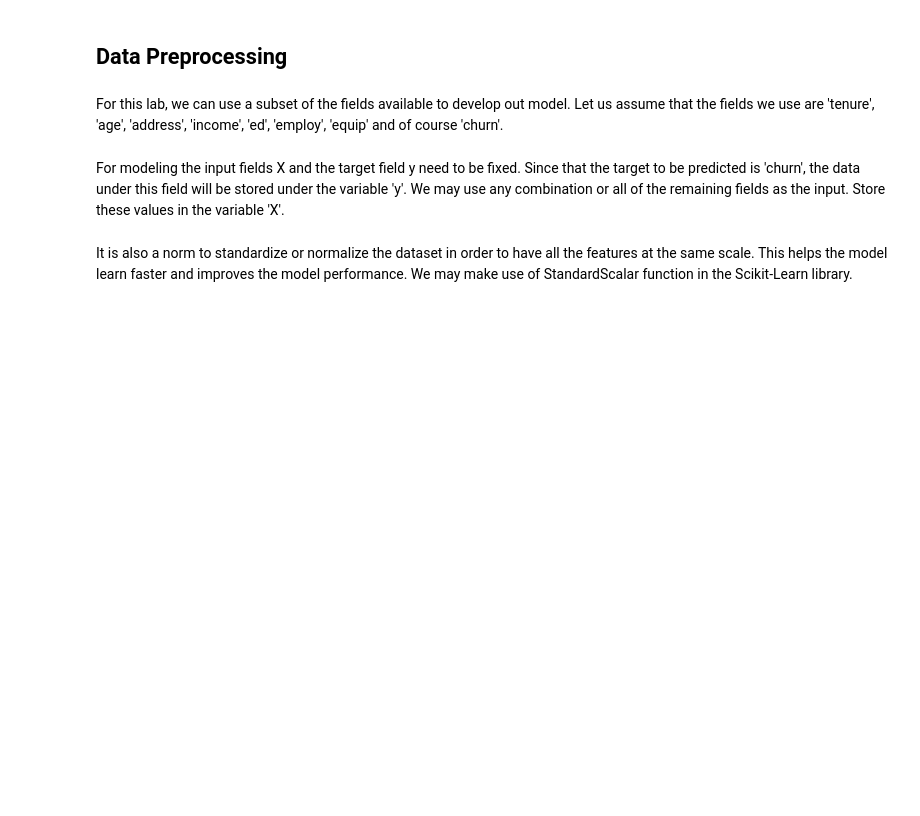
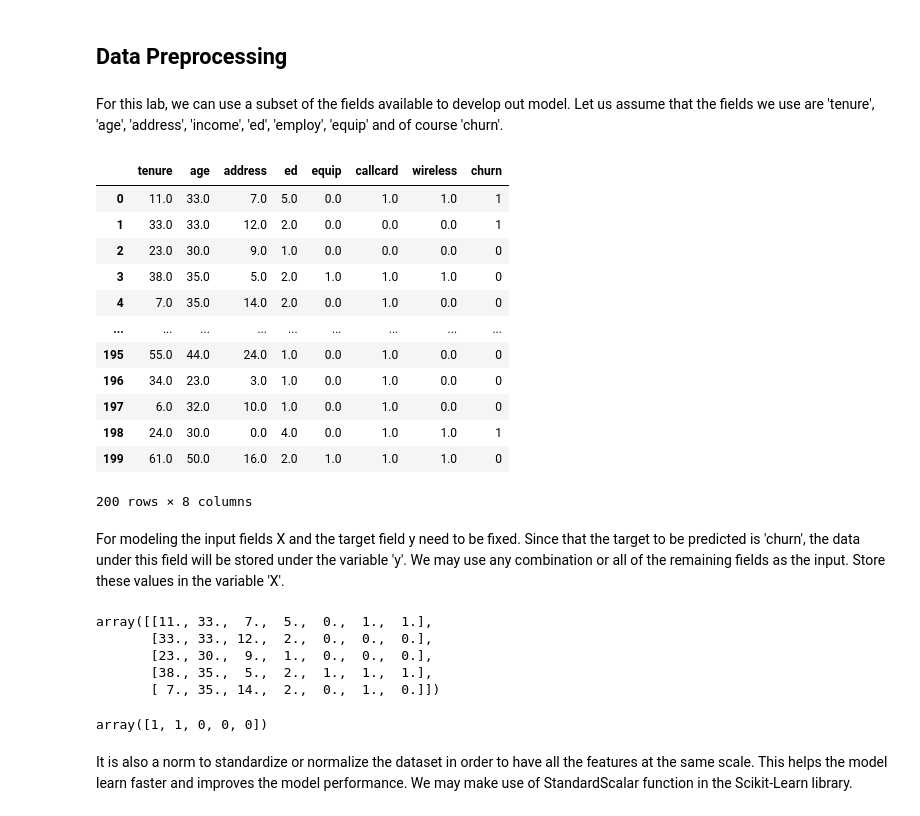
Before and after one commit to hugosouto/coursera-ibm-ai-engineering-specialization, a Jupyter notebook: course-1-machine-learning-with-python/3_Logistic_Regression.ipynb, the cells around one changed output. Saved outputs shown, nothing was run; the diff lists cells and outputs as text; code cells hidden in the pictures; blank space fills up the shorter version.

```diff
--- a/course-1-machine-learning-with-python/3_Logistic_Regression.ipynb
+++ b/course-1-machine-learning-with-python/3_Logistic_Regression.ipynb
@@ -72,17 +86,41 @@ Let's select some features for the modeling. Also, we change the target data typ
 # %% [markdown]
 For this lab, we can use a subset of the fields available to develop out model. Let us assume that the fields we use are 'tenure', 'age', 'address', 'income', 'ed', 'employ', 'equip' and of course 'churn'.
 # %%
-churn_df = churn_df[['tenure', 'age', 'address', 'income', 'ed', 'employ', 'equip', 'churn']]
+# Original features
+# churn_df = churn_df[['tenure', 'age', 'address', 'income', 'ed', 'employ', 'equip', 'churn']]
+churn_df = churn_df[['tenure', 'age', 'address', 'ed', 'equip', 'callcard', 'wireless', 'churn']]
 churn_df['churn'] = churn_df['churn'].astype('int')
 churn_df
+# %% [output]
+|  | tenure | age | address | ed | equip | callcard | wireless | churn |
+| 0 | 11.0 | 33.0 | 7.0 | 5.0 | 0.0 | 1.0 | 1.0 | 1 |
+| 1 | 33.0 | 33.0 | 12.0 | 2.0 | 0.0 | 0.0 | 0.0 | 1 |
+| 2 | 23.0 | 30.0 | 9.0 | 1.0 | 0.0 | 0.0 | 0.0 | 0 |
+| 3 | 38.0 | 35.0 | 5.0 | 2.0 | 1.0 | 1.0 | 1.0 | 0 |
+| 4 | 7.0 | 35.0 | 14.0 | 2.0 | 0.0 | 1.0 | 0.0 | 0 |
+| ... | ... | ... | ... | ... | ... | ... | ... | ... |
+| 195 | 55.0 | 44.0 | 24.0 | 1.0 | 0.0 | 1.0 | 0.0 | 0 |
+| 196 | 34.0 | 23.0 | 3.0 | 1.0 | 0.0 | 1.0 | 0.0 | 0 |
+| 197 | 6.0 | 32.0 | 10.0 | 1.0 | 0.0 | 1.0 | 0.0 | 0 |
+| 198 | 24.0 | 30.0 | 0.0 | 4.0 | 0.0 | 1.0 | 1.0 | 1 |
+| 199 | 61.0 | 50.0 | 16.0 | 2.0 | 1.0 | 1.0 | 1.0 | 0 |
+200 rows × 8 columns
 # %% [markdown]
 For modeling the input fields X and the target field y need to be fixed. Since that the target to be predicted is 'churn', the data under this field will be stored under the variable 'y'. We may use any combination or all of the remaining fields as the input. Store these values in the variable 'X'.
 # %%
-X = np.asarray(churn_df[['tenure', 'age', 'address', 'income', 'ed', 'employ', 'equip']])
+X = np.asarray(churn_df[['tenure', 'age', 'address', 'ed', 'equip', 'callcard', 'wireless']])
 X[0:5]  #print the first 5 values
+# %% [output]
+array([[11., 33.,  7.,  5.,  0.,  1.,  1.],
+       [33., 33., 12.,  2.,  0.,  0.,  0.],
+       [23., 30.,  9.,  1.,  0.,  0.,  0.],
+       [38., 35.,  5.,  2.,  1.,  1.,  1.],
+       [ 7., 35., 14.,  2.,  0.,  1.,  0.]])
 # %%
 y = np.asarray(churn_df['churn'])
 y[0:5] #print the first 5 values
+# %% [output]
+array([1, 1, 0, 0, 0])
 # %% [markdown]
 It is also a norm to standardize or normalize the dataset in order to have all the features at the same scale. This helps the model learn faster and improves the model performance. We may make use of StandardScalar function in the Scikit-Learn library.
 # %%
```
Also changed, not shown: parts of 9 cells of this notebook.
